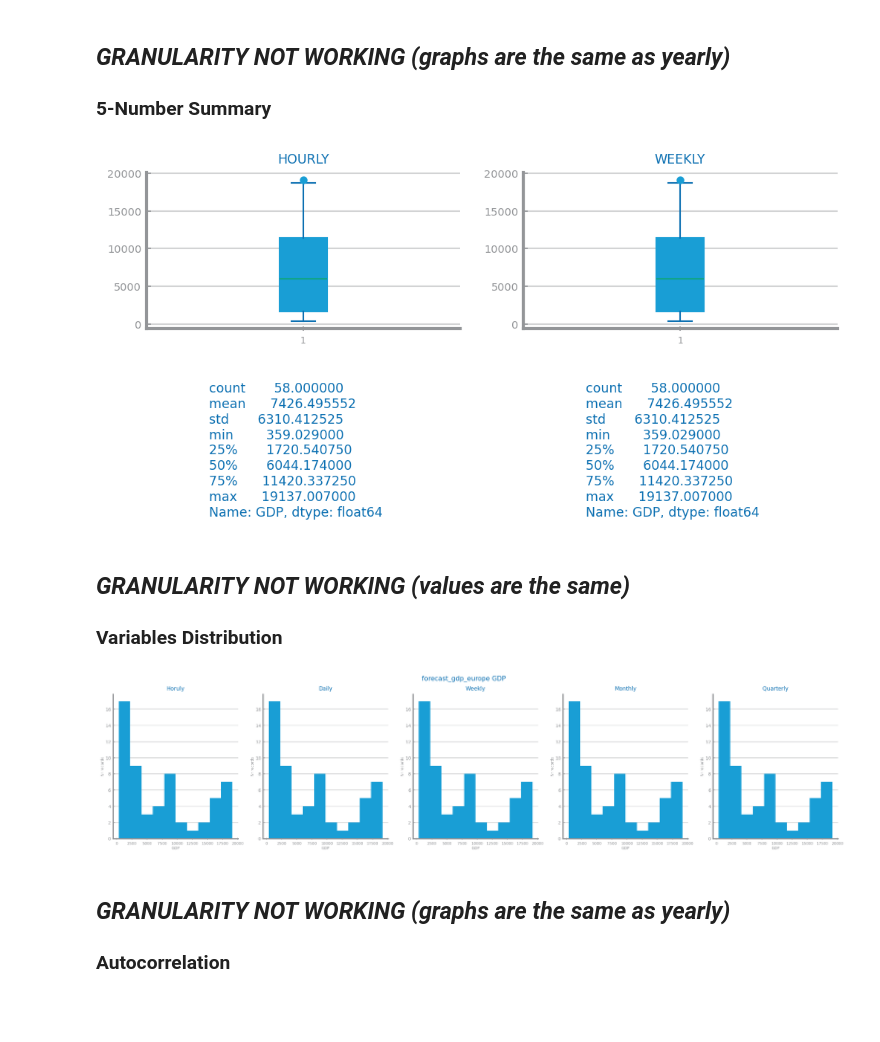
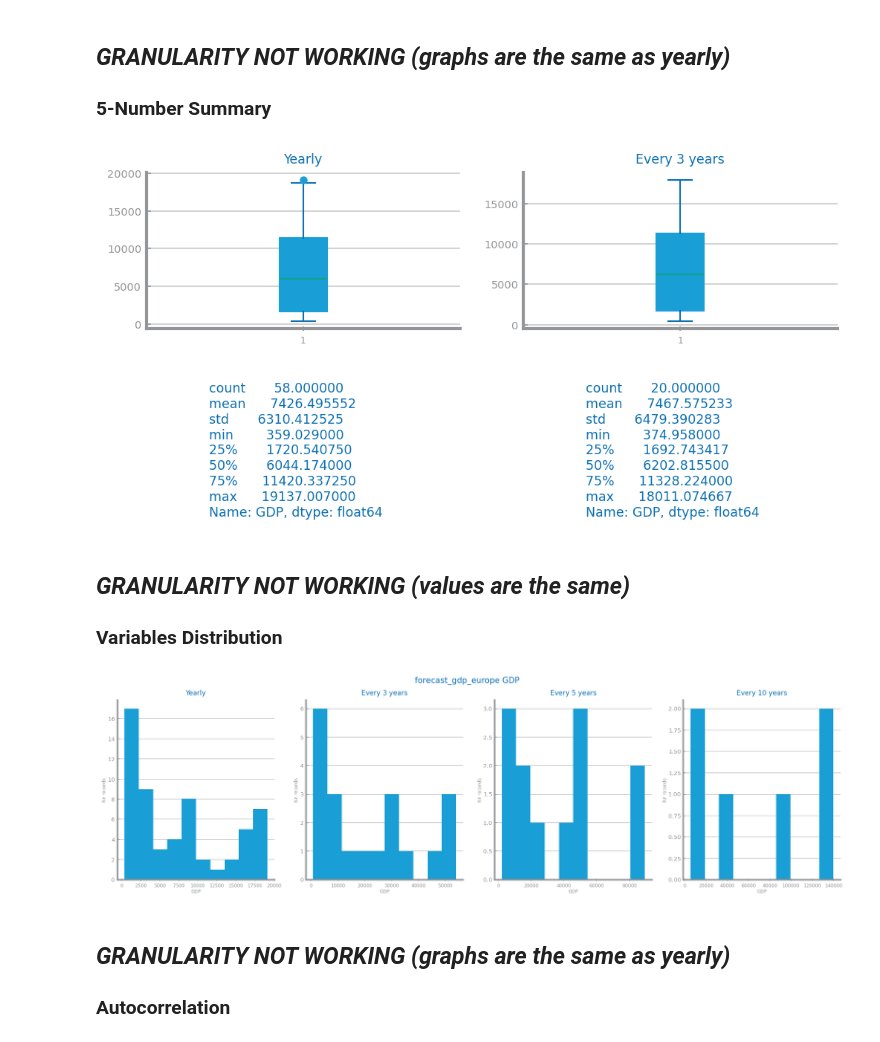
Before and after one commit to Moraisgit/data_science_project, a Jupyter notebook: src/set2_F_data_profiling.ipynb, the cells around one changed output. Drawn from its saved outputs; the diff is of its cells as text; code cells hidden in the pictures; blank space fills up the shorter version.

```diff
--- a/src/set2_F_data_profiling.ipynb
+++ b/src/set2_F_data_profiling.ipynb
@@ -192,7 +207,28 @@ show()
 from numpy import sum
 from pandas import DataFrame, Series, read_csv
 from matplotlib.pyplot import figure, show
-from dslabs_functions import HEIGHT, plot_line_chart, ts_aggregation_by
+from dslabs_functions import HEIGHT, plot_line_chart
+
+def ts_aggregation_by(
+    data: Series | DataFrame,
+    gran_level: str = "D",
+    agg_func: str = "mean",
+    custom_years: int = None  # New argument for multi-year aggregation
+) -> Series | DataFrame:
+    df: Series | DataFrame = data.copy()
+
+    if custom_years:
+        year_index = df.index.year
+        custom_period = (year_index // custom_years) * custom_years
+        df.index = pd.to_datetime(custom_period, format="%Y")
+        df.index.name = f"{custom_years}_year_period"
+    else:
+        index: Index[Period] = df.index.to_period(gran_level)
+        df.index = index.to_timestamp()
+
+    df = df.groupby(df.index, dropna=True, sort=True).agg(agg_func)
+
+    return df
 
 # file_tag = "ASHRAE"
 filename = f"{path_to_directory}/datasets/{file_tag}.csv"
@@ -207,16 +243,16 @@ data: DataFrame = read_csv(
     infer_datetime_format=True,
 )
 series: Series = data[target]
-ss_weeks: Series = ts_aggregation_by(series, gran_level="W", agg_func=sum)
+ss_3_years: Series = ts_aggregation_by(series, custom_years=3)
 
 # figure(figsize=(3 * HEIGHT, HEIGHT))
 figure()
 plot_line_chart(
-    ss_weeks.index.to_list(),
-    ss_weeks.to_list(),
-    xlabel="weeks",
+    ss_3_years.index.to_list(),
+    ss_3_years.to_list(),
+    xlabel="3 years",
     ylabel=target,
-    title=f"{file_tag} weekly {target}",
+    title=f"{file_tag} every 3 years {target}",
 )
 show()
 # %% [output]
@@ -233,10 +269,10 @@ from dslabs_functions import set_chart_labels
 fig: Figure
 axs: array
 fig, axs = subplots(2, 2, figsize=(2 * HEIGHT, HEIGHT))
-set_chart_labels(axs[0, 0], title="HOURLY")
+set_chart_labels(axs[0, 0], title="Yearly")
 axs[0, 0].boxplot(series)
-set_chart_labels(axs[0, 1], title="WEEKLY")
-axs[0, 1].boxplot(ss_weeks)
+set_chart_labels(axs[0, 1], title="Every 3 years")
+axs[0, 1].boxplot(ss_3_years)
 
 axs[1, 0].grid(False)
 axs[1, 0].set_axis_off()
@@ -244,30 +280,30 @@ axs[1, 0].text(0.2, 0, str(series.describe()), fontsize="small")
 
 axs[1, 1].grid(False)
 axs[1, 1].set_axis_off()
-axs[1, 1].text(0.2, 0, str(ss_weeks.describe()), fontsize="small")
+axs[1, 1].text(0.2, 0, str(ss_3_years.describe()), fontsize="small")
 show()
 # %% [output]
-[figure, old version]
+[figure, new version]
 # %% [markdown]
 ## *GRANULARITY NOT WORKING (values are the same)*
 ### Variables Distribution
 # %%
-ss_days: Series = ts_aggregation_by(series, gran_level="D", agg_func=sum)
-ss_months: Series = ts_aggregation_by(series, gran_level="M", agg_func=sum)
-ss_quarters: Series = ts_aggregation_by(series, gran_level="Q", agg_func=sum)
+ss_3_years: Series = ts_aggregation_by(series, custom_years=3, agg_func=sum)
+ss_5_years: Series = ts_aggregation_by(series, custom_years=5, agg_func=sum)
+ss_10_years: Series = ts_aggregation_by(series, custom_years=10, agg_func=sum)
 
-grans: list[Series] = [series, ss_days, ss_weeks, ss_months, ss_quarters]
-gran_names: list[str] = ["Horuly", "Daily", "Weekly", "Monthly", "Quarterly"]
+grans: list[Series] = [series, ss_3_years, ss_5_years, ss_10_years]
+gran_names: list[str] = ["Yearly", "Every 3 years", "Every 5 years", "Every 10 years"]
 fig: Figure
 axs: array
 fig, axs = subplots(1, len(grans), figsize=(len(grans) * HEIGHT, HEIGHT))
 fig.suptitle(f"{file_tag} {target}")
 for i in range(len(grans)):
     set_chart_labels(axs[i], title=f"{gran_names[i]}", xlabel=target, ylabel="Nr records")
     axs[i].hist(grans[i].values)
 show()
 # %% [output]
-[figure, old version]
+[figure, new version]
 # %% [markdown]
 ## *GRANULARITY NOT WORKING (graphs are the same as yearly)*
 ### Autocorrelation
```
Also changed, not shown: parts of 9 cells of this notebook.
